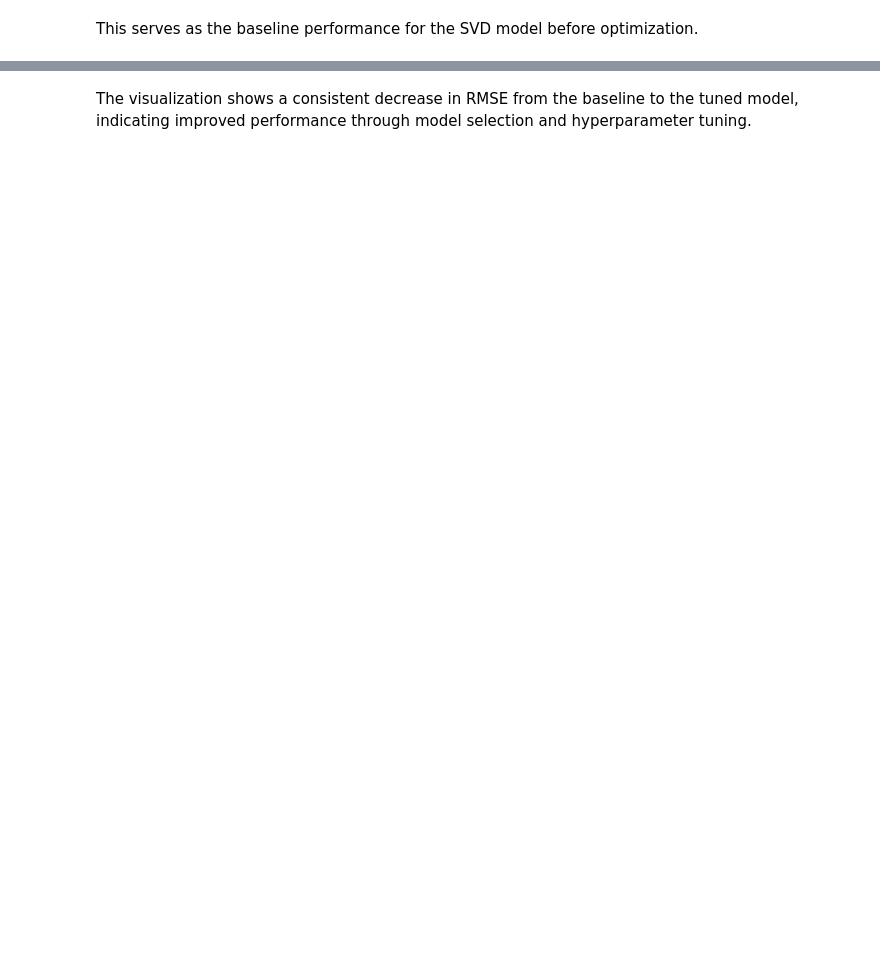
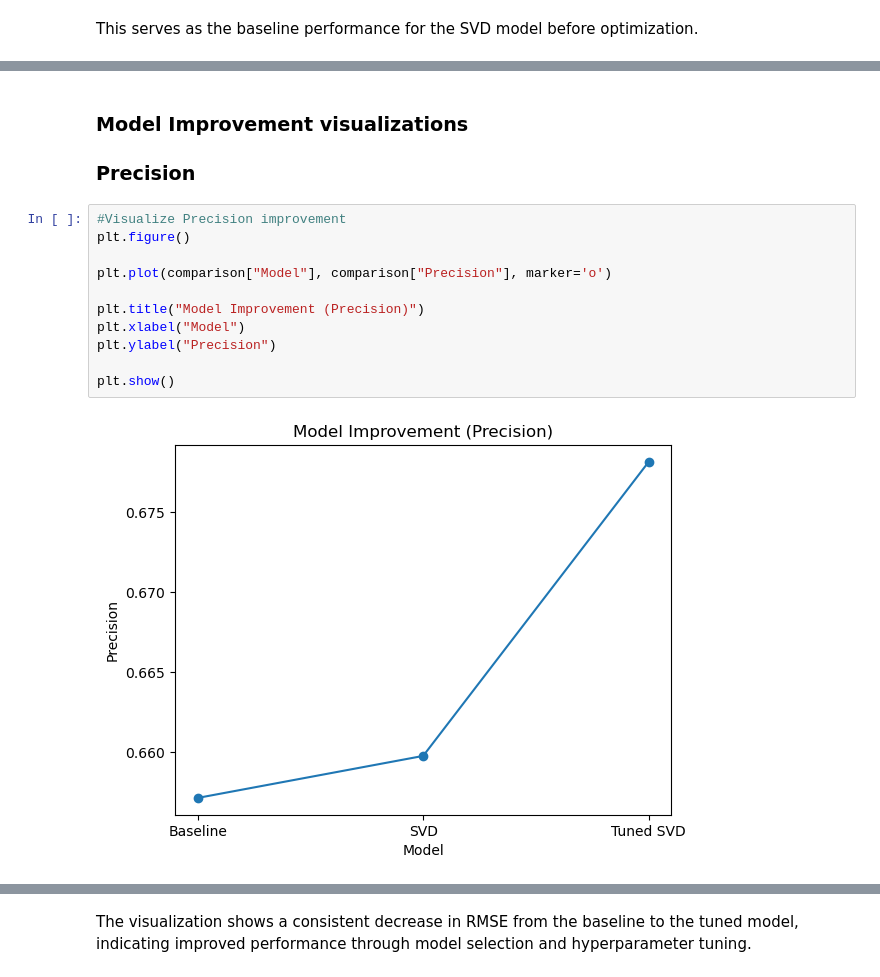
Before and after one commit to Marian-amo/Movies-Recommendation-System-Project, a Jupyter notebook: notebook.ipynb, the cells around one changed output, grey strips where cells are left out. Saved outputs shown, nothing was run; the diff lists cells and outputs as text; blank space fills up the shorter version.

```diff
--- a/notebook.ipynb
+++ b/notebook.ipynb
@@ -542,0 +586,16 @@ The baseline model was used as a reference, and performance improved progressive
+# %% [markdown]
+### Model Improvement visualizations
+### Precision
+# %%
+#Visualize Precision improvement
+plt.figure()
+
+plt.plot(comparison["Model"], comparison["Precision"], marker='o')
+
+plt.title("Model Improvement (Precision)")
+plt.xlabel("Model")
+plt.ylabel("Precision")
+
+plt.show()
+# %% [output]
+[figure, added]
```
Also changed, not shown: parts of 21 cells of this notebook.
